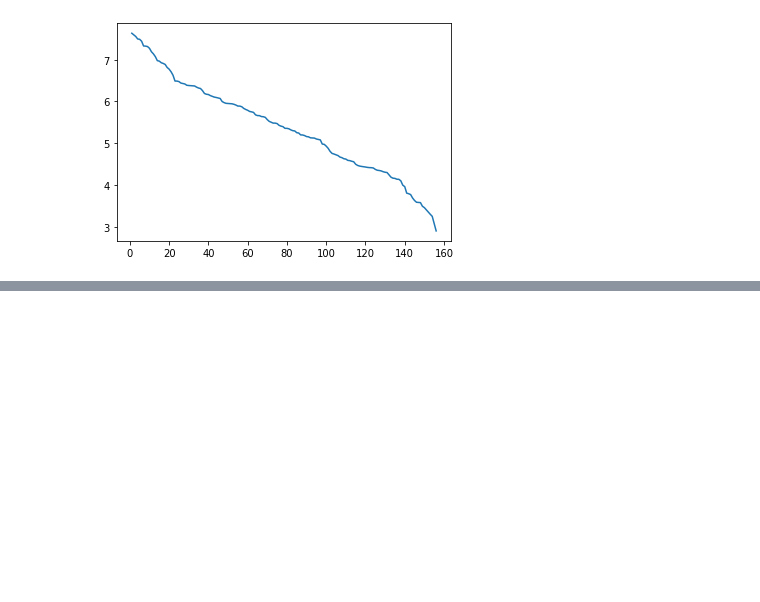
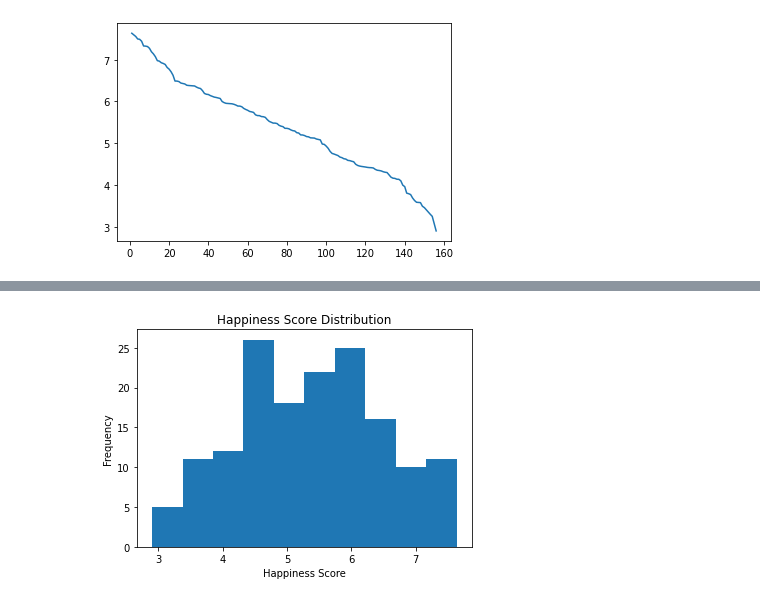
Before and after one commit to vjbarayuga/Data_Visualization_Explanatory, a Jupyter notebook: World_Happiness.ipynb, the cells around one changed output, grey strips where cells are left out. Saved outputs shown, nothing was run; the diff lists cells and outputs as text; code cells hidden in the pictures; blank space fills up the shorter version.

```diff
--- a/World_Happiness.ipynb
+++ b/World_Happiness.ipynb
@@ -53,0 +64,8 @@ plt.show()
+# %%
+plt.hist(score)
+plt.title('Happiness Score Distribution')
+plt.xlabel('Happiness Score')
+plt.ylabel('Frequency')
+plt.show()
+# %% [output]
+[figure, added]
```
Also changed, not shown: parts of 3 cells of this notebook.
